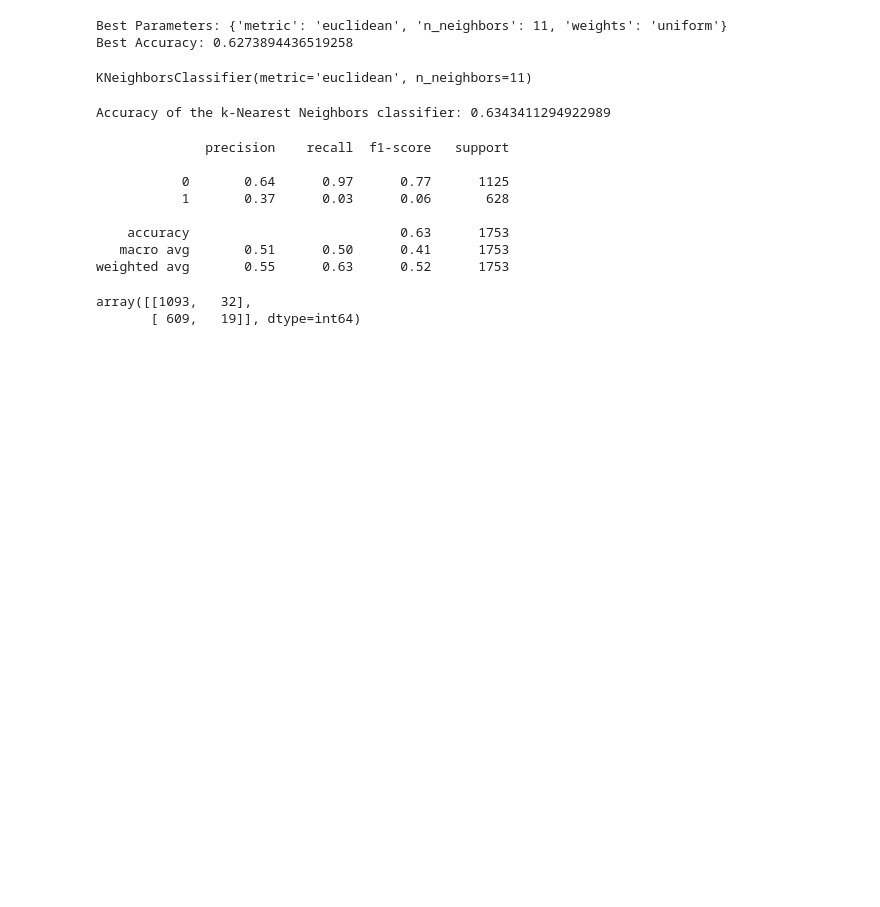
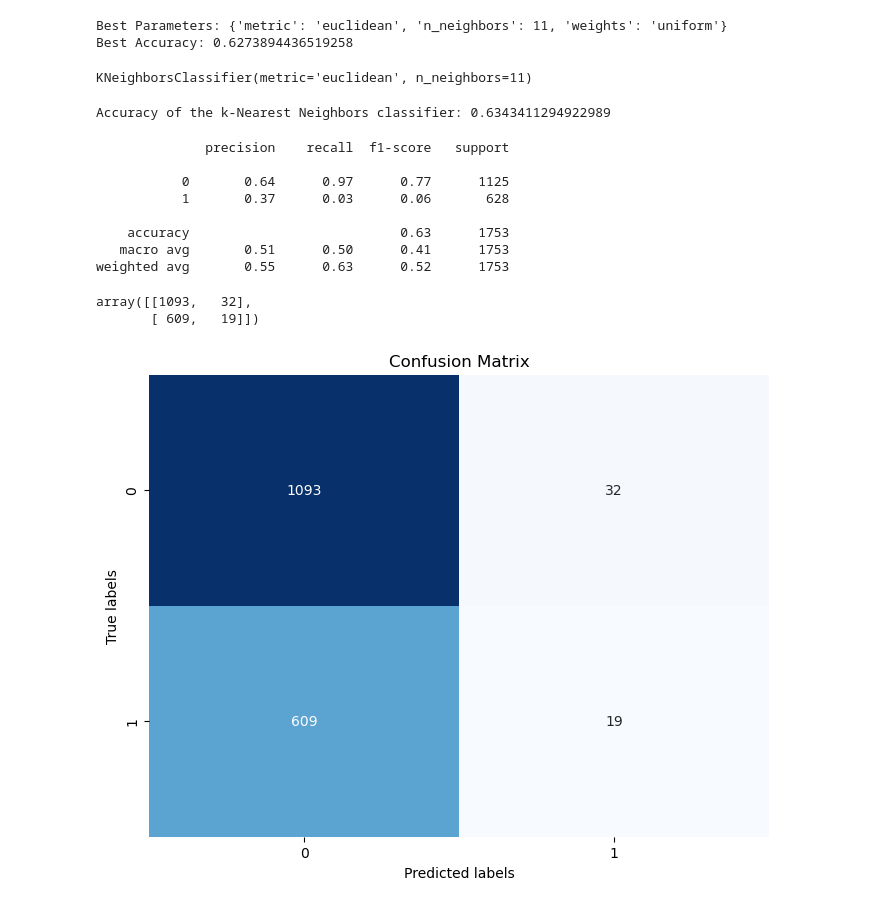
Before and after one commit to DeepikaPanneer/Heart-Attack-Risk-Prediction, a Jupyter notebook: k_nearest_neighbors.ipynb, the cells around one changed output. Saved outputs shown, nothing was run; the diff lists cells and outputs as text; code cells hidden in the pictures; blank space fills up the shorter version.

```diff
--- a/k_nearest_neighbors.ipynb
+++ b/k_nearest_neighbors.ipynb
@@ -7,7 +7,7 @@ from sklearn.neighbors import KNeighborsClassifier
 from sklearn.metrics import accuracy_score, classification_report, confusion_matrix
 # %%
 # Loading the dataset
-data = pd.read_csv("heart_attack_prediction_dataset.csv")
+data = pd.read_csv("data/heart_attack_prediction_dataset.csv")
 # %%
 # Encoding categorical variables
 data = pd.get_dummies(data, columns=['Sex', 'Blood Pressure', 'Diet', 'Country', 'Continent', 'Hemisphere'])
@@ -82,4 +82,16 @@ confusion_matrix = confusion_matrix(y_test, y_pred)
 confusion_matrix
 # %% [output]
 array([[1093,   32],
-       [ 609,   19]], dtype=int64)
+       [ 609,   19]])
+# %%
+import matplotlib.pyplot as plt
+import seaborn as sns
+
+plt.figure(figsize=(8, 6))
+sns.heatmap(confusion_matrix, annot=True, fmt="d", cmap="Blues", cbar=False)
+plt.xlabel("Predicted labels")
+plt.ylabel("True labels")
+plt.title("Confusion Matrix")
+plt.show()
+# %% [output]
+[figure, added]
```
Also changed, not shown: 1 other file.
